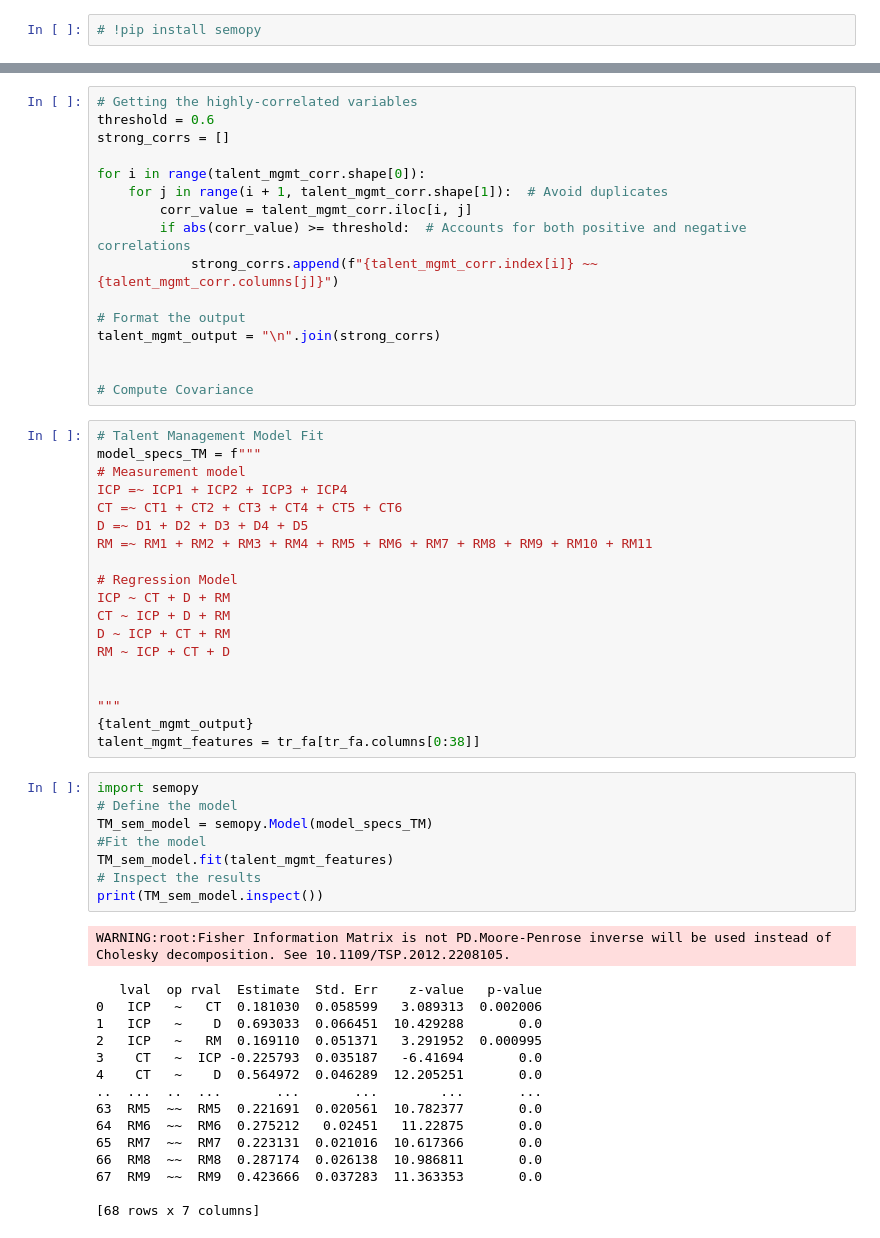
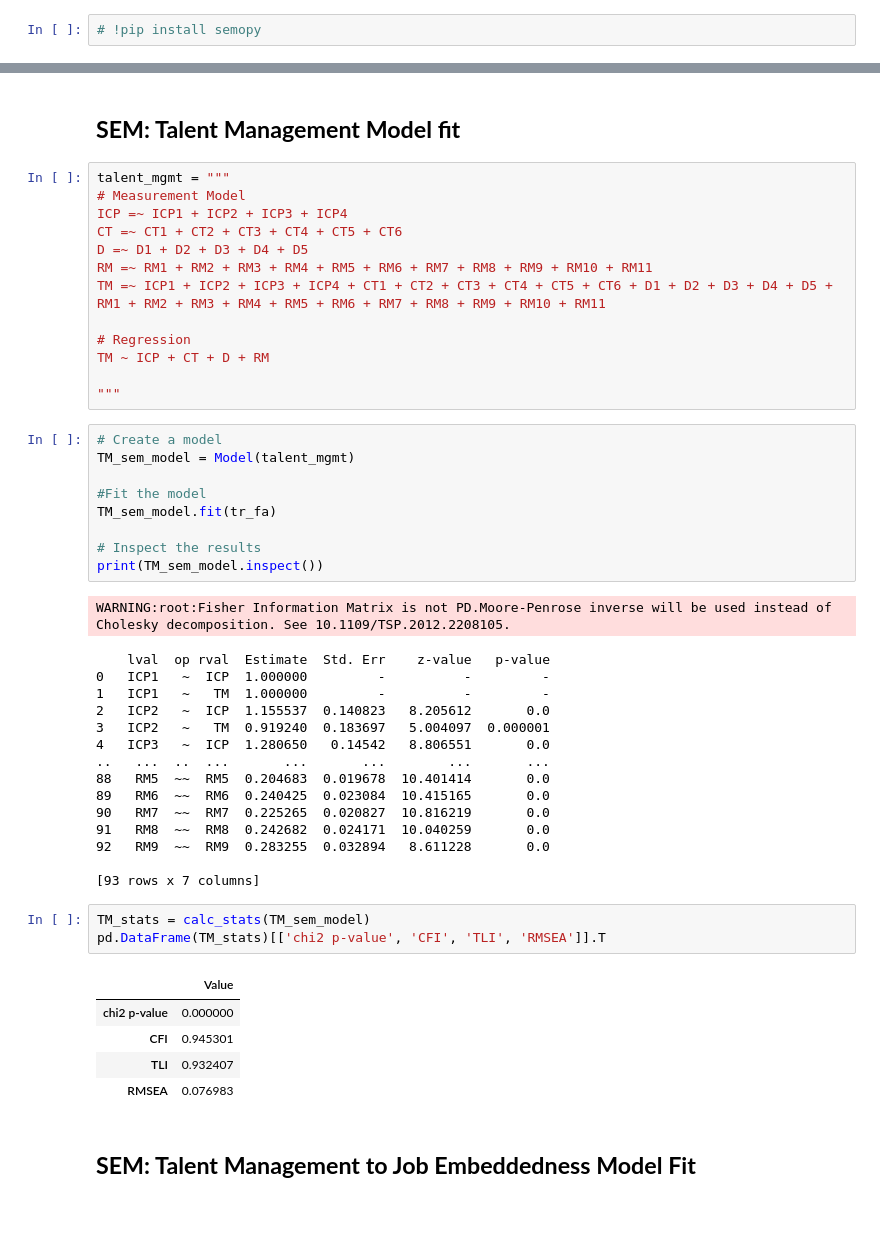
Before and after one commit to pjcroxas/Talent-Retention-in-Railway-Workforce, a Jupyter notebook: Talent_Retention_in_Railway_Workforce.ipynb, the cells around one changed output, grey strips where cells are left out. Drawn from its saved outputs; the diff is of its cells as text.

```diff
--- a/Talent_Retention_in_Railway_Workforce.ipynb
+++ b/Talent_Retention_in_Railway_Workforce.ipynb
@@ -326,59 +327,51 @@ Text(0.5, 1.0, "Talent Management Subscale's Correlation")
-# %%
-# Getting the highly-correlated variables
-threshold = 0.6
-strong_corrs = []
-
-for i in range(talent_mgmt_corr.shape[0]):
-    for j in range(i + 1, talent_mgmt_corr.shape[1]):  # Avoid duplicates
-        corr_value = talent_mgmt_corr.iloc[i, j]
-        if abs(corr_value) >= threshold:  # Accounts for both positive and negative correlations
-            strong_corrs.append(f"{talent_mgmt_corr.index[i]} ~~ {talent_mgmt_corr.columns[j]}")
-
-# Format the output
-talent_mgmt_output = "\n".join(strong_corrs)
-
-
-# Compute Covariance
+# %% [markdown]
+## **SEM: Talent Management Model fit**
 # %%
-# Talent Management Model Fit
-model_specs_TM = f"""
-# Measurement model
+talent_mgmt = """
+# Measurement Model
 ICP =~ ICP1 + ICP2 + ICP3 + ICP4
 CT =~ CT1 + CT2 + CT3 + CT4 + CT5 + CT6
 D =~ D1 + D2 + D3 + D4 + D5
 RM =~ RM1 + RM2 + RM3 + RM4 + RM5 + RM6 + RM7 + RM8 + RM9 + RM10 + RM11
+TM =~ ICP1 + ICP2 + ICP3 + ICP4 + CT1 + CT2 + CT3 + CT4 + CT5 + CT6 + D1 + D2 + D3 + D4 + D5 + RM1 + RM2 + RM3 + RM4 + RM5 + RM6 + RM7 + RM8 + RM9 + RM10 + RM11
 
-# Regression Model
-ICP ~ CT + D + RM
-CT ~ ICP + D + RM
-D ~ ICP + CT + RM
-RM ~ ICP + CT + D
-
+# Regression
+TM ~ ICP + CT + D + RM
 
 """
-{talent_mgmt_output}
-talent_mgmt_features = tr_fa[tr_fa.columns[0:38]]
 # %%
-import semopy
-# Define the model
-TM_sem_model = semopy.Model(model_specs_TM)
+# Create a model
+TM_sem_model = Model(talent_mgmt)
+
 #Fit the model
-TM_sem_model.fit(talent_mgmt_features)
+TM_sem_model.fit(tr_fa)
+
 # Inspect the results
 print(TM_sem_model.inspect())
 # %% [output]
 WARNING:root:Fisher Information Matrix is not PD.Moore-Penrose inverse will be used instead of Cholesky decomposition. See 10.1109/TSP.2012.2208105.
-   lval  op rval  Estimate  Std. Err    z-value   p-value
-0   ICP   ~   CT  0.181030  0.058599   3.089313  0.002006
-1   ICP   ~    D  0.693033  0.066451  10.429288       0.0
-2   ICP   ~   RM  0.169110  0.051371   3.291952  0.000995
-3    CT   ~  ICP -0.225793  0.035187   -6.41694       0.0
-4    CT   ~    D  0.564972  0.046289  12.205251       0.0
-..  ...  ..  ...       ...       ...        ...       ...
-63  RM5  ~~  RM5  0.221691  0.020561  10.782377       0.0
-64  RM6  ~~  RM6  0.275212   0.02451   11.22875       0.0
-65  RM7  ~~  RM7  0.223131  0.021016  10.617366       0.0
-66  RM8  ~~  RM8  0.287174  0.026138  10.986811       0.0
-67  RM9  ~~  RM9  0.423666  0.037283  11.363353       0.0
+    lval  op rval  Estimate  Std. Err    z-value   p-value
+0   ICP1   ~  ICP  1.000000         -          -         -
+1   ICP1   ~   TM  1.000000         -          -         -
+2   ICP2   ~  ICP  1.155537  0.140823   8.205612       0.0
+3   ICP2   ~   TM  0.919240  0.183697   5.004097  0.000001
+4   ICP3   ~  ICP  1.280650   0.14542   8.806551       0.0
+..   ...  ..  ...       ...       ...        ...       ...
+88   RM5  ~~  RM5  0.204683  0.019678  10.401414       0.0
+89   RM6  ~~  RM6  0.240425  0.023084  10.415165       0.0
+90   RM7  ~~  RM7  0.225265  0.020827  10.816219       0.0
+91   RM8  ~~  RM8  0.242682  0.024171  10.040259       0.0
+92   RM9  ~~  RM9  0.283255  0.032894   8.611228       0.0
 
-[68 rows x 7 columns]
+[93 rows x 7 columns]
+# %%
+TM_stats = calc_stats(TM_sem_model)
+pd.DataFrame(TM_stats)[['chi2 p-value', 'CFI', 'TLI', 'RMSEA']].T
+# %% [output]
+|  | Value |
+| chi2 p-value | 0.000000 |
+| CFI | 0.945301 |
+| TLI | 0.932407 |
+| RMSEA | 0.076983 |
+# %% [markdown]
+## **SEM: Talent Management to Job Embeddedness Model Fit**
```
Also changed, not shown: parts of 30 cells of this notebook.
